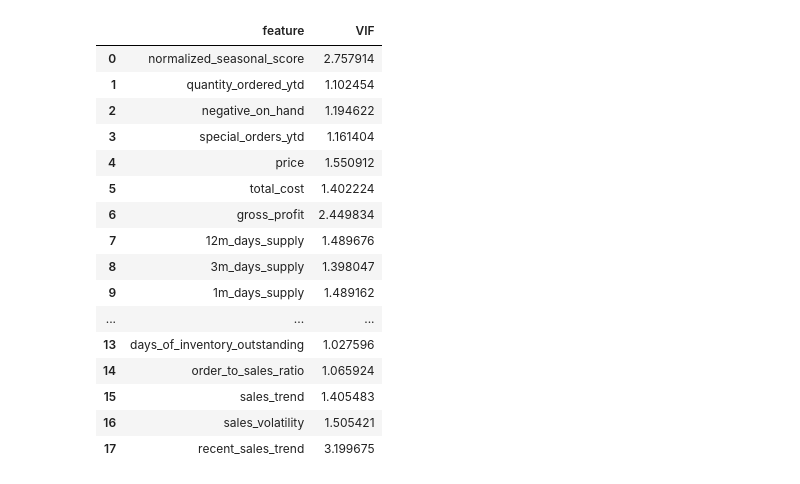
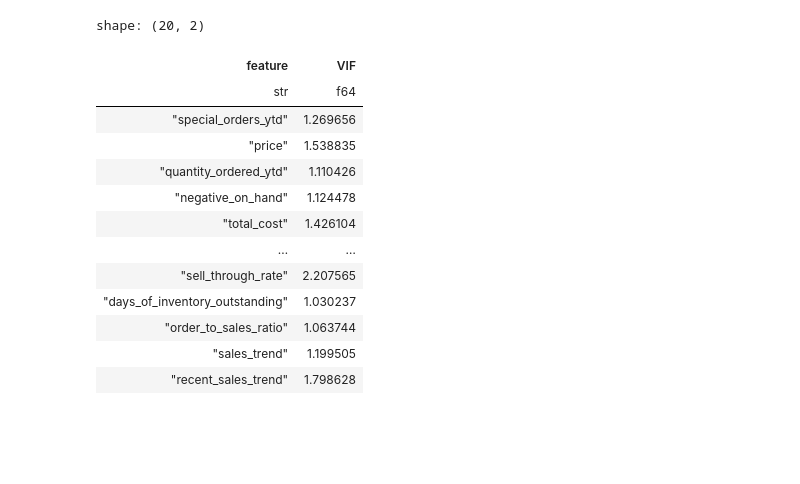
Before and after one commit to skyler22wilson/co-pilot-v1, a Jupyter notebook: notebooks/obsolete_likelihood.ipynb, the cells around one changed output. Cells and saved outputs as stored; diff of their text form; code cells hidden in the pictures; blank space fills up the shorter version.

```diff
--- a/notebooks/obsolete_likelihood.ipynb
+++ b/notebooks/obsolete_likelihood.ipynb
@@ -425,49 +427,46 @@ from statsmodels.stats.outliers_influence import variance_inflation_factor
 
 # Read the CSV file
 df = pl.read_csv("/Users/skylerwilson/Desktop/PartsWise/co-pilot-v1/data/processed_data/processed_data_with_demand_score.csv")
 
 # Exclude obsolete items and assign obsolescence_dummy
 df = df.filter(pl.col('months_no_sale') < 12)
 df = df.with_columns(
     pl.when(pl.col('months_no_sale') > 6)
     .then(1)
     .otherwise(0)
     .alias('obsolescence_dummy')
 )
 
 # Define features and target variable
 drop_cols = ['part_number', 'description', 'supplier_name', 'sales_revenue', 'cogs', 'cost_per_unit',
              'months_no_sale', 'roi', 'rolling_12m_sales', 'margin', 'demand', 'quantity',
-             'rolling_3m_sales', 'margin_percentage']
+             'rolling_3m_sales', 'margin_percentage', 'sales_volatility']
 sales_columns = ['sales_last_jan','sales_last_feb', 'sales_last_mar', 'sales_last_apr', 'sales_last_may',
                  'sales_last_jun', 'sales_last_jul', 'sales_last_aug', 'sales_last_sep',
                  'sales_last_oct', 'sales_last_nov', 'sales_last_dec', 'sales_jan',
                  'sales_feb', 'sales_mar', 'sales_apr', 'sales_may', 'sales_jun',
                  'sales_jul', 'sales_aug', 'sales_sep', 'sales_oct', 'sales_nov', 'sales_dec']
 X = df.drop(drop_cols + ['obsolescence_dummy'] + sales_columns)
 
 # Calculate VIF
-vif_data = pd.DataFrame({
+vif_data = pl.DataFrame({
     "feature": X.columns,
     "VIF": [variance_inflation_factor(X.to_numpy(), i) for i in range(len(X.columns))]
 })
 
 vif_data
 # %% [output]
+shape: (20, 2)
-|  | feature | VIF |
-| 0 | normalized_seasonal_score | 2.757914 |
-| 1 | quantity_ordered_ytd | 1.102454 |
-| 2 | negative_on_hand | 1.194622 |
-| 3 | special_orders_ytd | 1.161404 |
-| 4 | price | 1.550912 |
-| 5 | total_cost | 1.402224 |
-| 6 | gross_profit | 2.449834 |
-| 7 | 12m_days_supply | 1.489676 |
-| 8 | 3m_days_supply | 1.398047 |
-| 9 | 1m_days_supply | 1.489162 |
-| ... | ... | ... |
-| 13 | days_of_inventory_outstanding | 1.027596 |
-| 14 | order_to_sales_ratio | 1.065924 |
-| 15 | sales_trend | 1.405483 |
-| 16 | sales_volatility | 1.505421 |
-| 17 | recent_sales_trend | 3.199675 |
+| feature | VIF |
+| str | f64 |
+| "special_orders_ytd" | 1.269656 |
+| "price" | 1.538835 |
+| "quantity_ordered_ytd" | 1.110426 |
+| "negative_on_hand" | 1.124478 |
+| "total_cost" | 1.426104 |
+| … | … |
+| "sell_through_rate" | 2.207565 |
+| "days_of_inventory_outstanding" | 1.030237 |
+| "order_to_sales_ratio" | 1.063744 |
+| "sales_trend" | 1.199505 |
+| "recent_sales_trend" | 1.798628 |
```
Also changed, not shown: parts of 4 cells of this notebook, 26 other files.
